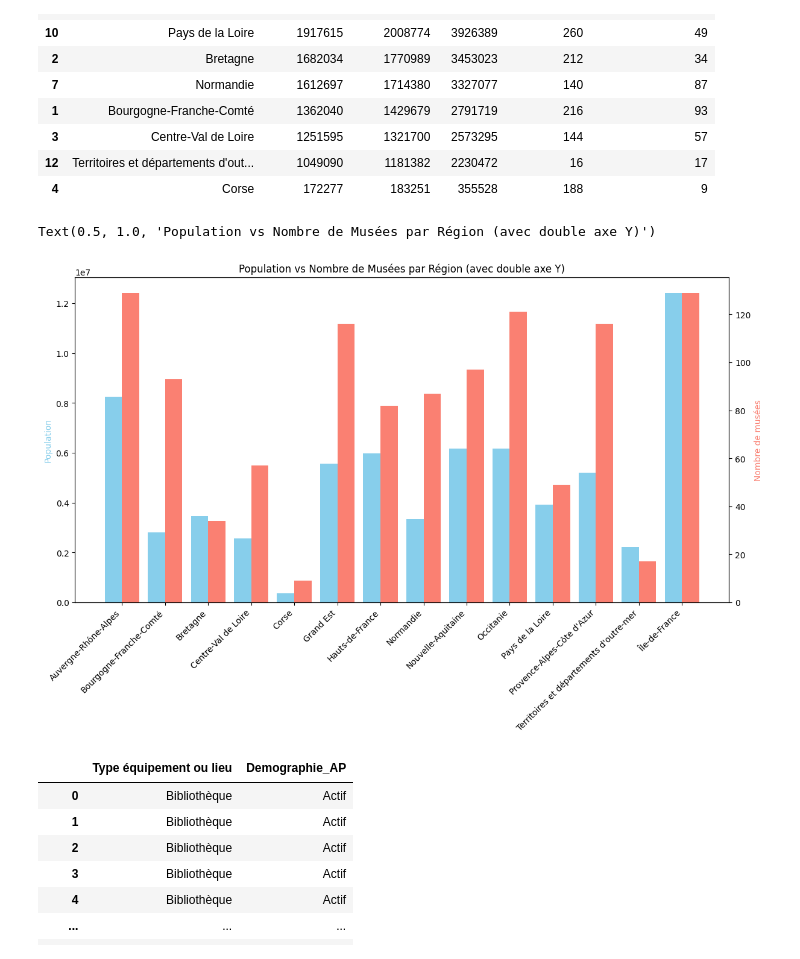
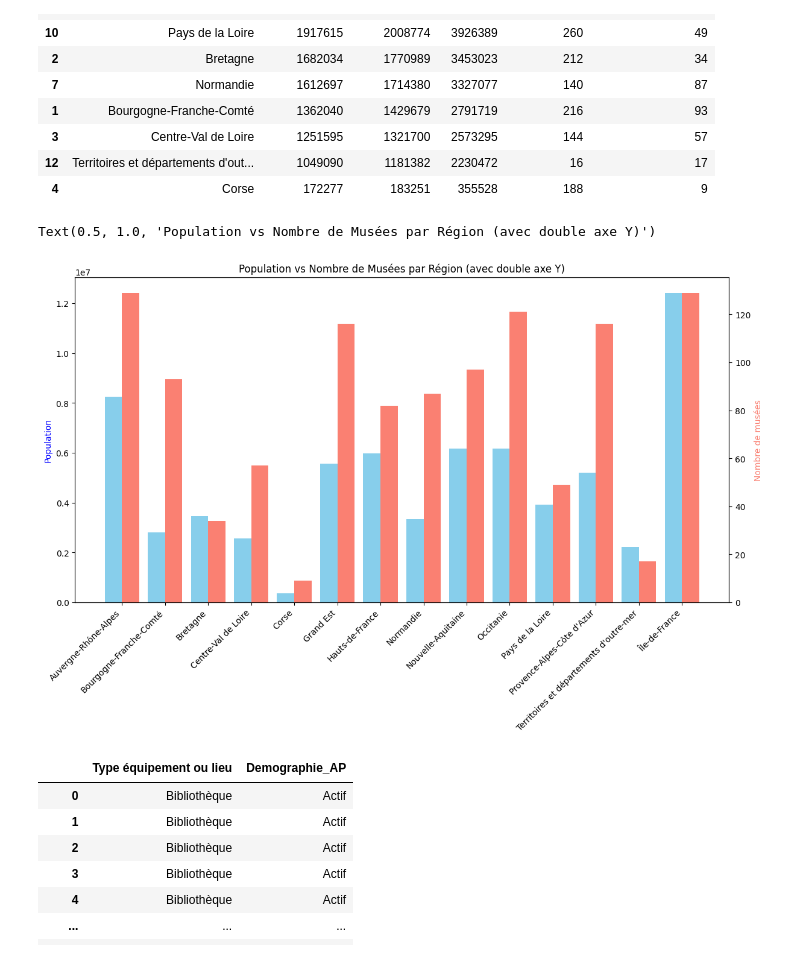
Before and after one commit to SandraRiner/offre_culturelle, a Jupyter notebook: notebook/cleanaida.ipynb, the cells around one changed output. Cells and saved outputs as stored; diff of their text form; code cells hidden in the pictures.

```diff
--- a/notebook/cleanaida.ipynb
+++ b/notebook/cleanaida.ipynb
@@ -79,7 +79,7 @@ df_pop
 | 100 | 976 | Mayotte | 152945 | 167956 | 320901 |
 101 rows × 5 columns
 # %%
-df_reg = pd.read_csv('../source/data/departements-france.csv', sep =',')
+df_reg = pd.read_csv('../source/data/departements-regions-france.csv', sep =',')
 df_reg
 # %% [output]
 |  | code_departement | nom_departement | code_region | nom_region |
@@ -180,31 +180,31 @@ df_merge.sort_values(by='Total', ascending = False)
 # %%
 
 df = df_merge
 # Position des barres
 x = np.arange(len(df_merge))
 width = 0.4
 
 # Création de la figure et des axes
 fig, ax1 = plt.subplots(figsize=(14, 7))
 
 # Axe secondaire
 ax2 = ax1.twinx()
 
 # Barres population (axe gauche)
 bars1 = ax1.bar(x - width/2, df['Total'], width, label='Population', color='skyblue')
 
 # Barres musées (axe droit)
 bars2 = ax2.bar(x + width/2, df_merge['Nombre de musées'], width, label='Nombre de musées', color='salmon')
 
 # Configuration des axes
-ax1.set_ylabel("Population", color='skyblue')
+ax1.set_ylabel("Population", color='blue')
 ax2.set_ylabel("Nombre de musées", color='salmon')
 ax1.set_xticks(x)
 ax1.set_xticklabels(df_merge['nom_region'], rotation=45, ha='right')
 ax1.set_title("Population vs Nombre de Musées par Région (avec double axe Y)")
 # %% [output]
 Text(0.5, 1.0, 'Population vs Nombre de Musées par Région (avec double axe Y)')
-[figure, old version]
+[figure, new version]
 # %%
 
 df_BLEC = pd.read_csv('../source/data/base-des-lieux-et-des-equipements-culturels_clean.csv', sep =';')
```
Also changed, not shown: parts of 12 cells of this notebook, 9 other files.
